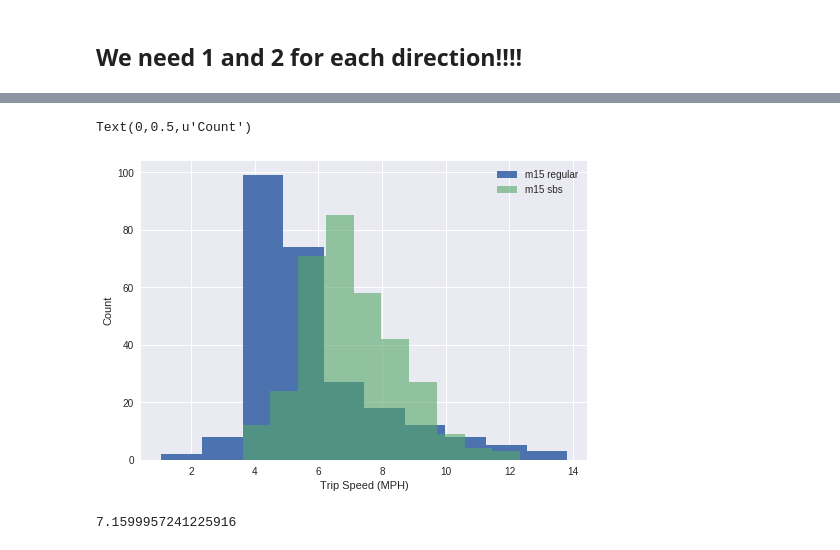
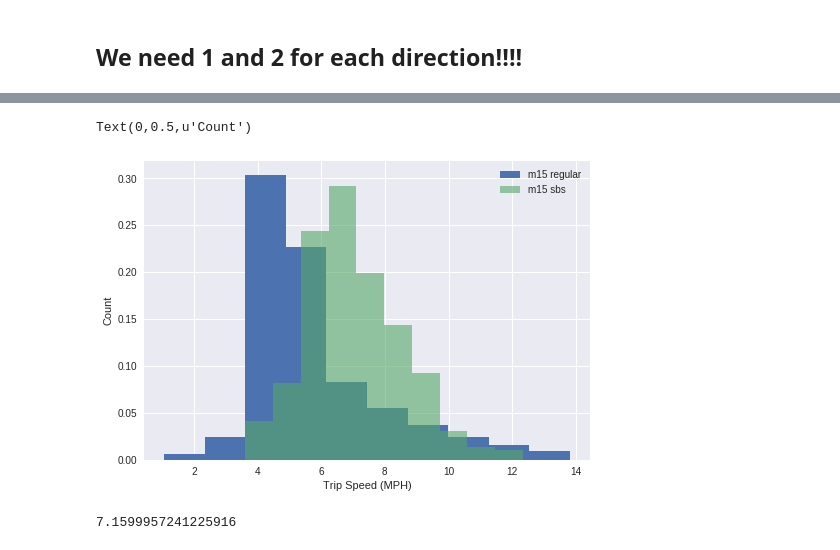
Before and after one commit to parthshah93/ads_2017, a Jupyter notebook: bustime_parth3.ipynb, the cells around one changed output, grey strips where cells are left out. Drawn from its saved outputs; the diff is of its cells as text; code cells hidden in the pictures.

```diff
--- a/bustime_parth3.ipynb
+++ b/bustime_parth3.ipynb
@@ -236,14 +236,14 @@ def total_mph(last, first):
 overall_speeds_reg = final_reg.groupby("trip_id").apply(lambda g: total_mph(g.iloc[-1], g.iloc[0]))
 overall_speeds_sbs = final_sbs.groupby("trip_id").apply(lambda g: total_mph(g.iloc[-1], g.iloc[0]))
 # %%
-ax = overall_speeds_reg.hist(label="m15 regular")
-overall_speeds_sbs.hist(ax=ax, alpha=.6, label="m15 sbs")
+ax = overall_speeds_reg.hist(label="m15 regular", normed=True)
+overall_speeds_sbs.hist(ax=ax, alpha=.6, label="m15 sbs", normed=True)
 ax.legend()
 ax.set_xlabel("Trip Speed (MPH)")
-ax.set_ylabel("Count")
+ax.set_ylabel("Perc")
 # %% [output]
 Text(0,0.5,u'Count')
-[figure, old version]
+[figure, new version]
 # %%
 final_reg['mph'].mean()
 # %% [output]
```
Also changed, not shown: 1 other file.
